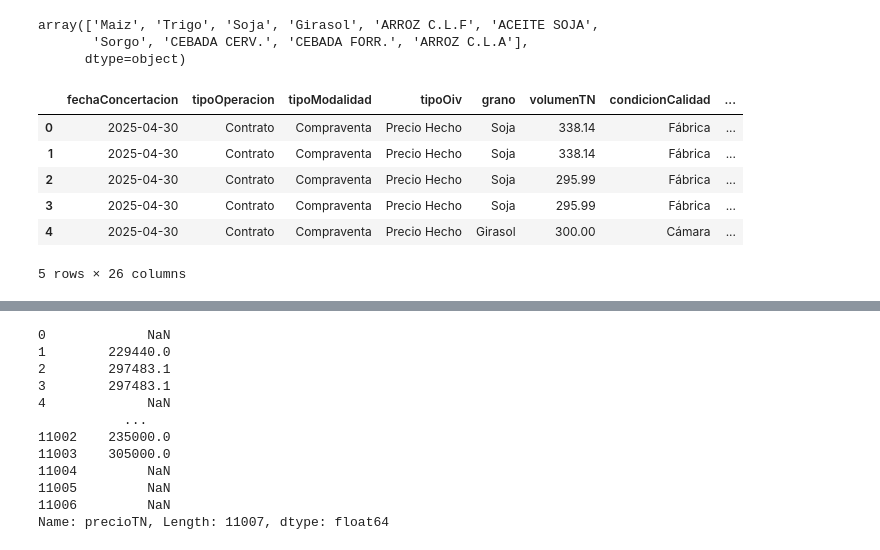
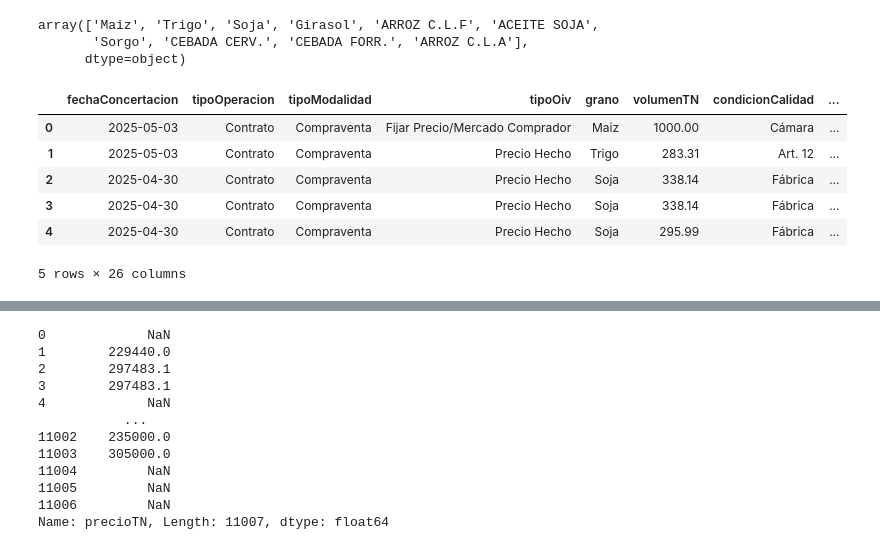
Before and after one commit to plijtmaer/web-mining-sio-granos, a Jupyter notebook: notebooks/3.2- EDA.ipynb, the cells around one changed output, grey strips where cells are left out. Cells and saved outputs as stored; diff of their text form; code cells hidden in the pictures.

Commit message:
Cambio merge y agrego nuevo notebook

```diff
--- a/notebooks/3.2- EDA.ipynb
+++ b/notebooks/3.2- EDA.ipynb
@@ -274,14 +274,14 @@ mask = mtr['Fecha'].isna()
 if mask.any():
 	mtr.loc[mask, 'Fecha'] = pd.to_datetime(_fecha_raw[mask], format='%d-%m-%y', errors='coerce')
 # %%
-df_precios = df.merge(mtr, left_on=['grano', 'fechaConcertacion'], right_on=['Producto', 'Fecha'], how='inner')
+df_precios = df.merge(mtr, left_on=['grano', 'fechaConcertacion'], right_on=['Producto', 'Fecha'], how='left')
 df_precios.head()
 # %% [output]
 |  | fechaConcertacion | tipoOperacion | tipoModalidad | tipoOiv | grano | volumenTN | condicionCalidad | ... |
-| 0 | 2025-04-30 | Contrato | Compraventa | Precio Hecho | Soja | 338.14 | Fábrica | ... |
-| 1 | 2025-04-30 | Contrato | Compraventa | Precio Hecho | Soja | 338.14 | Fábrica | ... |
-| 2 | 2025-04-30 | Contrato | Compraventa | Precio Hecho | Soja | 295.99 | Fábrica | ... |
-| 3 | 2025-04-30 | Contrato | Compraventa | Precio Hecho | Soja | 295.99 | Fábrica | ... |
-| 4 | 2025-04-30 | Contrato | Compraventa | Precio Hecho | Girasol | 300.00 | Cámara | ... |
+| 0 | 2025-05-03 | Contrato | Compraventa | Fijar Precio/Mercado Comprador | Maiz | 1000.00 | Cámara | ... |
+| 1 | 2025-05-03 | Contrato | Compraventa | Precio Hecho | Trigo | 283.31 | Art. 12 | ... |
+| 2 | 2025-04-30 | Contrato | Compraventa | Precio Hecho | Soja | 338.14 | Fábrica | ... |
+| 3 | 2025-04-30 | Contrato | Compraventa | Precio Hecho | Soja | 338.14 | Fábrica | ... |
+| 4 | 2025-04-30 | Contrato | Compraventa | Precio Hecho | Soja | 295.99 | Fábrica | ... |
 5 rows × 26 columns
 # %%
```
Also changed, not shown: parts of 3 cells of this notebook, 2 other files.
